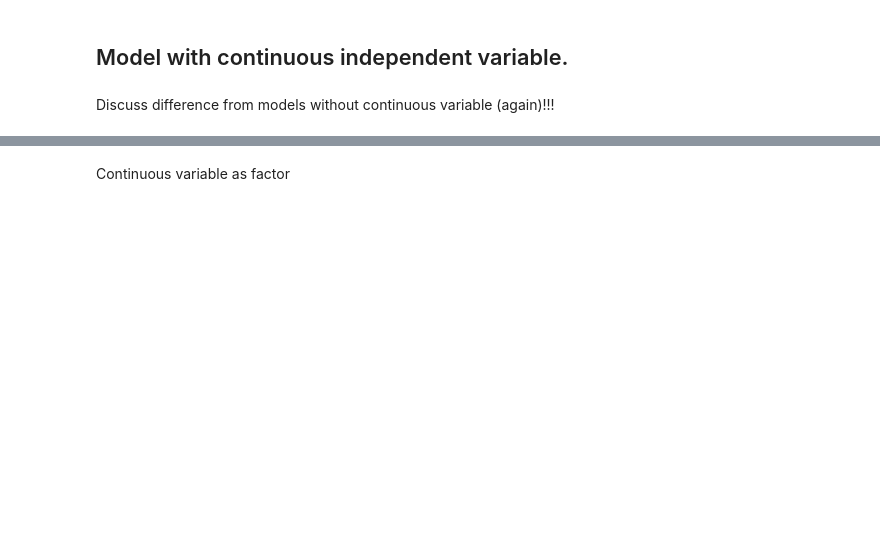
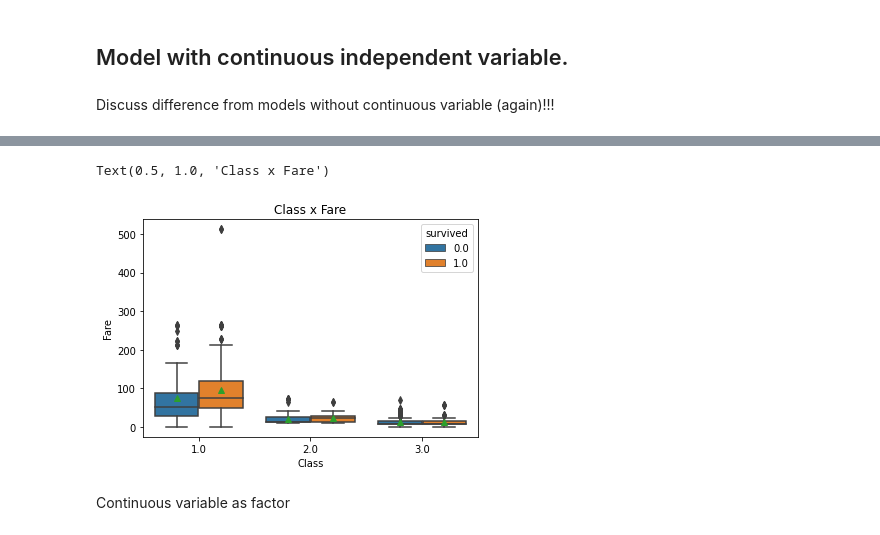
Before and after one commit to Many98/GLM_R2Py, a Jupyter notebook: Python/01ZLMA_ex07_Binary_Data_1.ipynb, the cells around one changed output, grey strips where cells are left out. Drawn from its saved outputs; the diff is of its cells as text; code cells hidden in the pictures; blank space fills up the shorter version.

```diff
--- a/Python/01ZLMA_ex07_Binary_Data_1.ipynb
+++ b/Python/01ZLMA_ex07_Binary_Data_1.ipynb
@@ -519,3 +854,12 @@ ggplot(data_con, aes(x=class, y=fare, fill = survived)) +
+# %%
+fig, ax = plt.subplots()
+sns.boxplot(x='class_', y='fare', hue='survived', ax = ax, data=data_con, showmeans=True)
+ax.set_xlabel('Class')
+ax.set_ylabel('Fare')
+ax.set_title('Class x Fare')
+# %% [output]
+Text(0.5, 1.0, 'Class x Fare')
+[figure, added]
 # %% [markdown]
 Continuous variable as factor
 # %%
```
Also changed, not shown: parts of 78 cells of this notebook, 4 other files.
